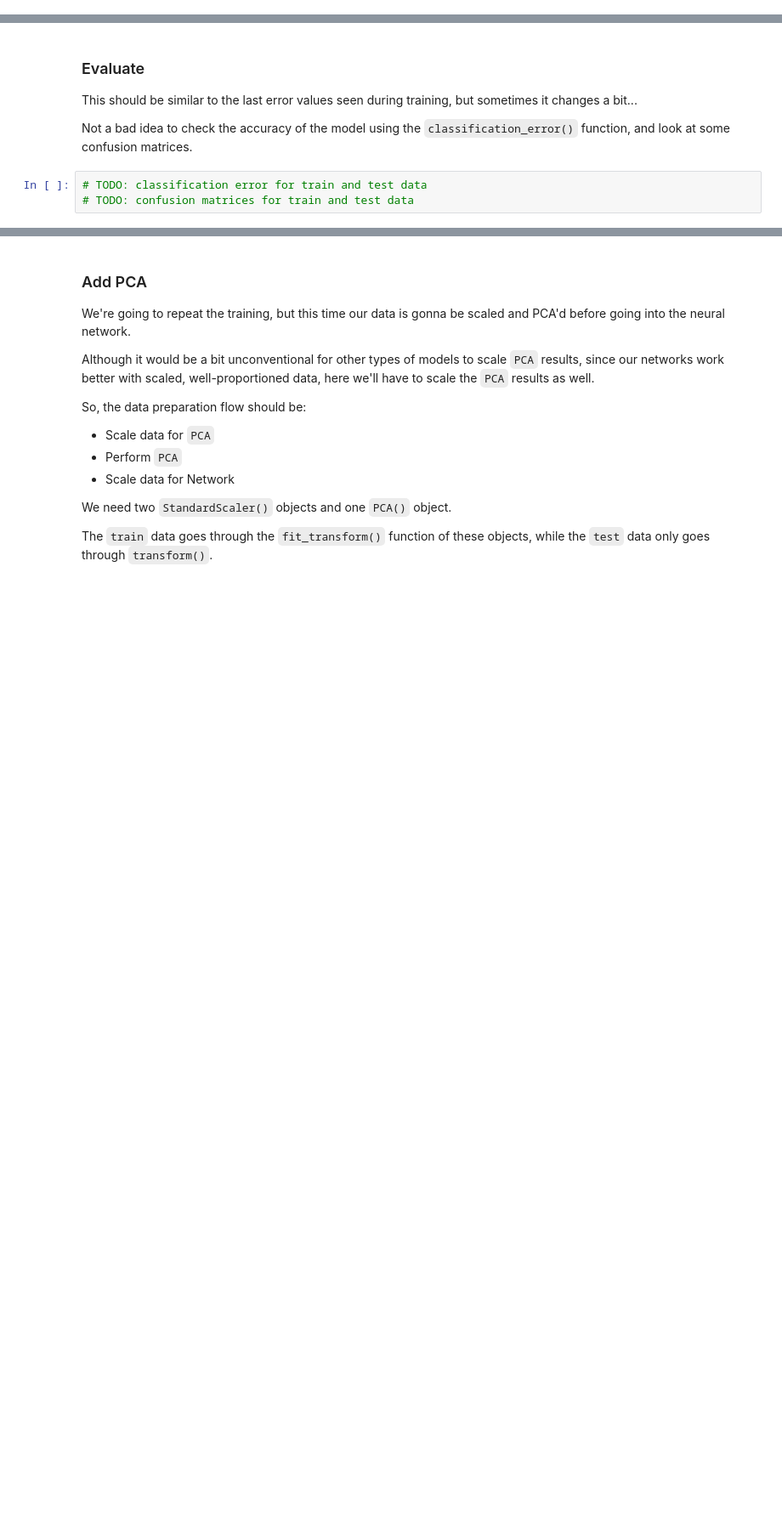
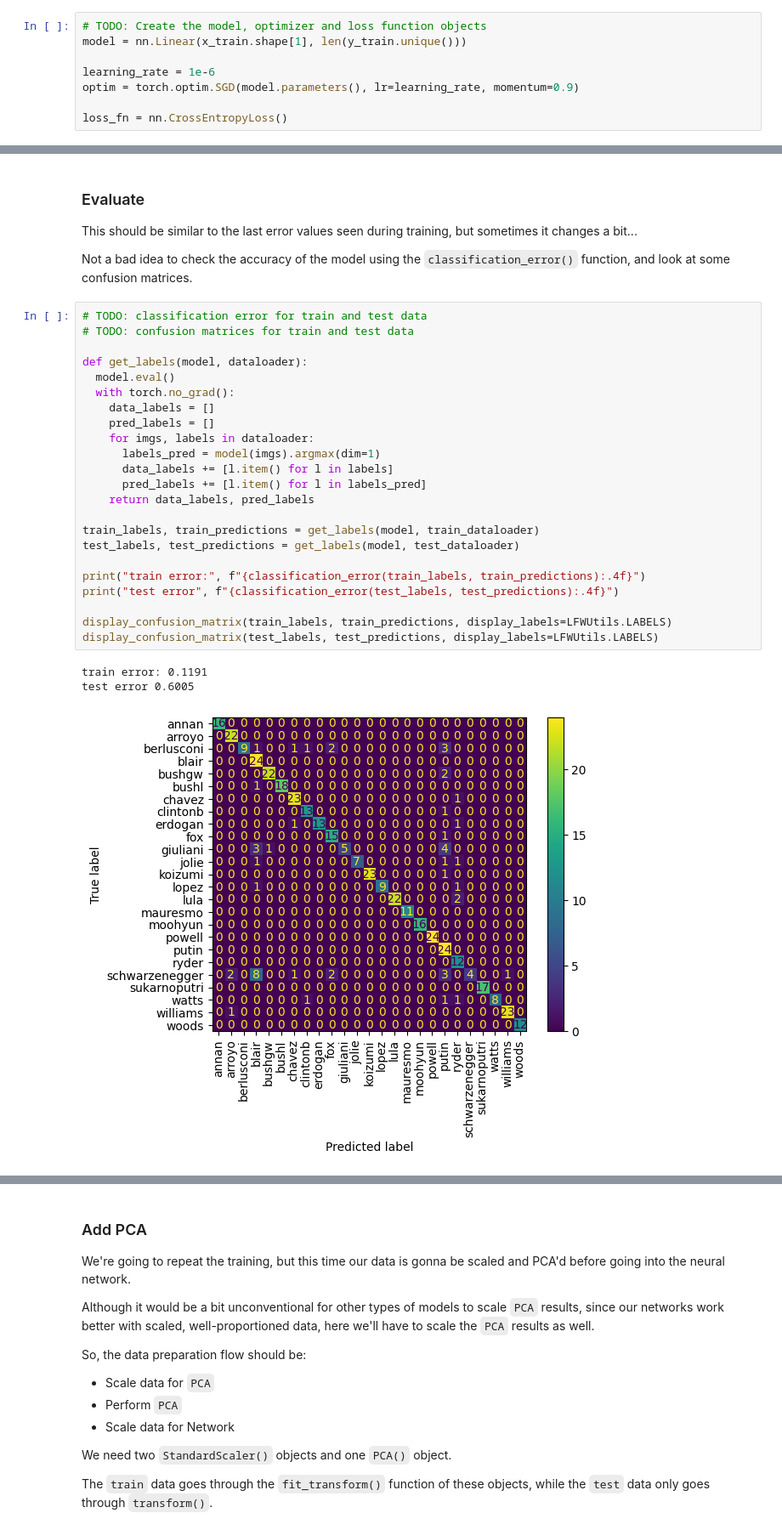
Before and after one commit to alisono98/HW12, a Jupyter notebook: HW12.ipynb, the cells around one changed output, grey strips where cells are left out. Shown: that part at 85% size. Drawn from its saved outputs; the diff is of its cells as text; blank space fills up the shorter version.

```diff
--- a/HW12.ipynb
+++ b/HW12.ipynb
@@ -79,3 +77,11 @@ Let's create a single layer neural network, like the one from class, and train i
+# %%
+# TODO: Create the model, optimizer and loss function objects
+model = nn.Linear(x_train.shape[1], len(y_train.unique()))
+
+learning_rate = 1e-6
+optim = torch.optim.SGD(model.parameters(), lr=learning_rate, momentum=0.9)
+
+loss_fn = nn.CrossEntropyLoss()
 # %% [markdown]
 ### The Loop
 
@@ -106,6 +142,30 @@ We can use the `HW12Utils.get_labels(model, dataloader)` to run our `model` on a
 This should be similar to the last error values seen during training, but sometimes it changes a bit...
 
 Not a bad idea to check the accuracy of the model using the `classification_error()` function, and look at some confusion matrices.
-# %%
-# TODO: classification error for train and test data
-# TODO: confusion matrices for train and test data
+# %%
+# TODO: classification error for train and test data
+# TODO: confusion matrices for train and test data
+
+def get_labels(model, dataloader):
+  model.eval()
+  with torch.no_grad():
+    data_labels = []
+    pred_labels = []
+    for imgs, labels in dataloader:
+      labels_pred = model(imgs).argmax(dim=1)
+      data_labels += [l.item() for l in labels]
+      pred_labels += [l.item() for l in labels_pred]
+    return data_labels, pred_labels
+
+train_labels, train_predictions = get_labels(model, train_dataloader)
+test_labels, test_predictions = get_labels(model, test_dataloader)
+
+print("train error:", f"{classification_error(train_labels, train_predictions):.4f}")
+print("test error", f"{classification_error(test_labels, test_predictions):.4f}")
+
+display_confusion_matrix(train_labels, train_predictions, display_labels=LFWUtils.LABELS)
+display_confusion_matrix(test_labels, test_predictions, display_labels=LFWUtils.LABELS)
+# %% [output]
+train error: 0.1191
+test error 0.6005
+[figure, added]
```
Also changed, not shown: parts of 4 cells of this notebook.
